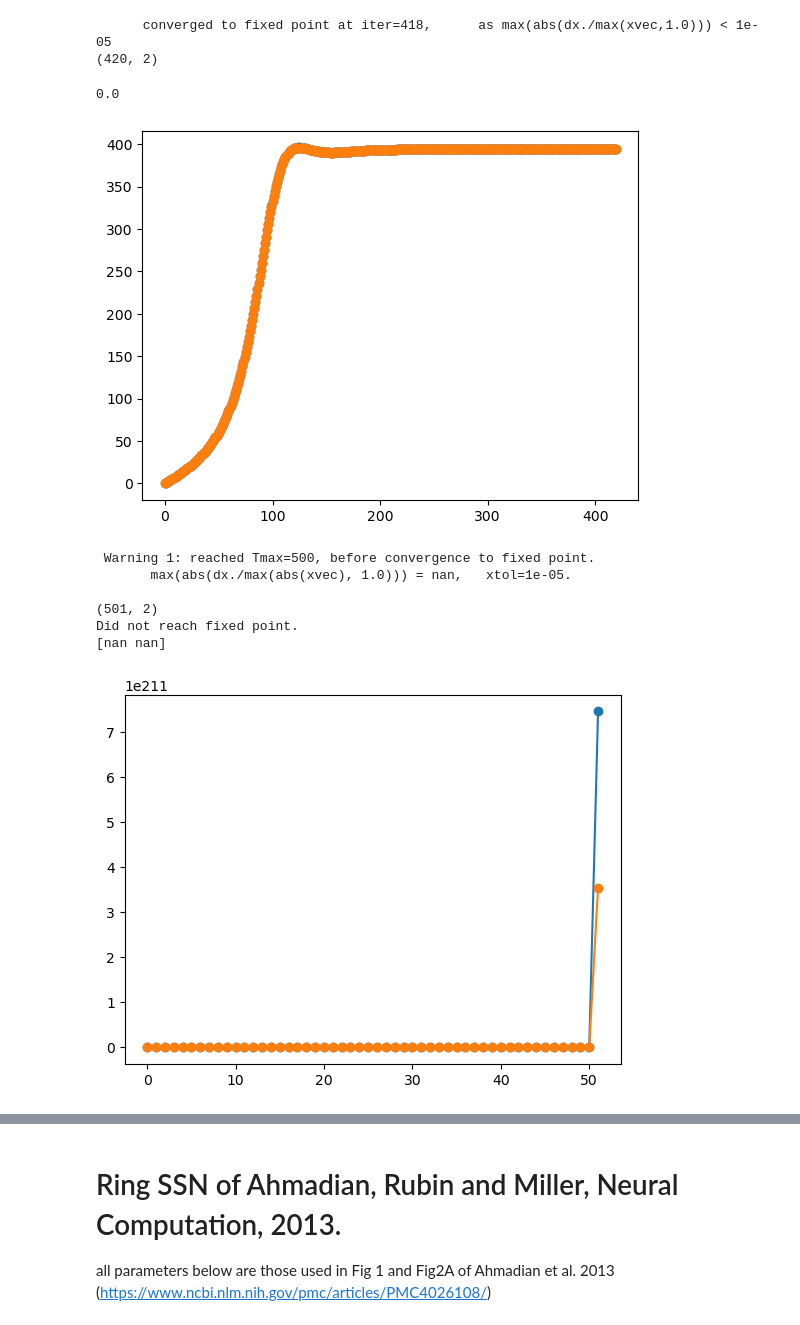
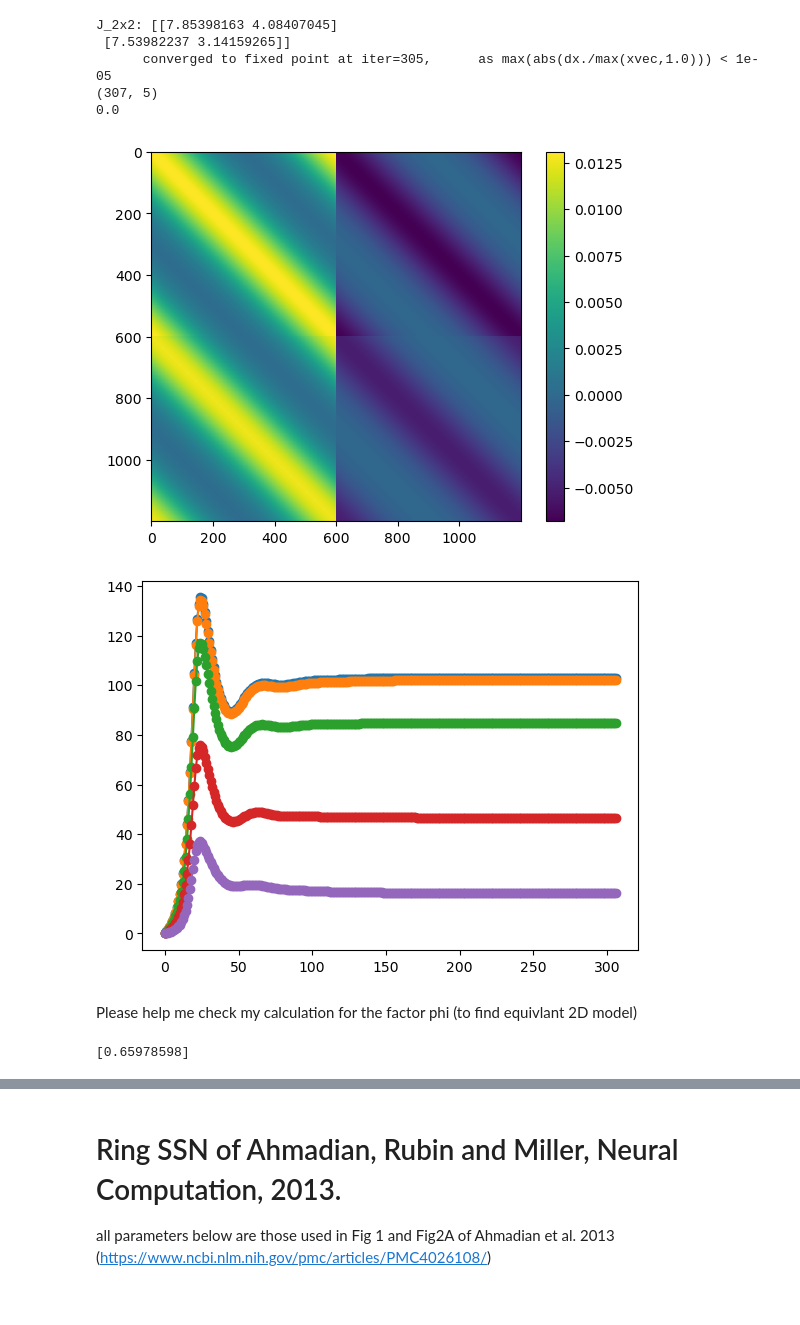
Before and after one commit to derek1909/ssn-simulator, a Jupyter notebook: Simple_Usage.ipynb, the cells around one changed output, grey strips where cells are left out. Saved outputs shown, nothing was run; the diff lists cells and outputs as text; code cells hidden in the pictures.

Commit message:
1. raised some questions on code 2. fixed matrix weight issue for homogRing SSN
- Trying to understand phi and g

```diff
--- a/Simple_Usage.ipynb
+++ b/Simple_Usage.ipynb
@@ -11,62 +21,66 @@ all parameters below are those used in Fig 1 and Fig2A of Ahmadian et al. 2013 (
 # %%
 M = 600  # number of neurons in E or I populations (2013 paper had M = 180, but lower (but not too much low) is also fine, and wouldn't really affect anything)
 L = 180  # length of the ring (180 degrees)
 
-J_2x2 = np.array([[2.5, -1.3],
-                  [2.4, -1.0]]) * np.pi
+J_2x2 = np.array([[2.5, 1.3],
+                  [2.4, 1.0]]) * np.pi
 s_2x2 = np.ones((2,2)) * 32 # in degrees, orientation tuning width of recurrent connections
 
 # make SSN object
 ssn = SSN_classes.SSNHomogRing(n=2, k=0.04, tauE=20, tauI=10,
-                               J_2x2=J_2x2, s_2x2=s_2x2, Ne=M, L=L)
+                               J_2x2=J_2x2, s_2x2=s_2x2, Ne=M, L=L, L1normalize=False)
+
+plt.figure()
+print('J_2x2:', J_2x2)
+plt.imshow(ssn.W, cmap='viridis', interpolation='nearest')
+plt.colorbar()
 
 # make external input vector corresponding to a grating stimulus
 contrast = 20
 orientation = 0
-input = ssn.make_grating_input(ori_s=orientation,
+
+ring_input = ssn.make_grating_input(ori_s=orientation,
                                 sig_EF=30,  # in degrees, orientation tuning width of external input
                                 gE=1,
                                 gI=0,
                                 contrast=contrast)
 
 # find fixed point firing rates
-rates, convg = ssn.fixed_point_r(input, Tmax = 500, verbose=True, PLOT=True)
+rates, convg = ssn.fixed_point_r(ring_input, Tmax = 500, verbose=True, PLOT=True, inds=[0, 10, 45, 90, 135])
 
 # print(ssn.maps)
-# plt.plot(ssn.ori_vec_E)
-# plt.plot(input)
 
-M / L * orientation
+print(M / L * orientation)
 
 # To check signs of weight matrix
 # plt.imshow(ssn.W, cmap='viridis', interpolation='nearest')
 # plt.colorbar()
 # %% [output]
-      converged to fixed point at iter=418,      as max(abs(dx./max(xvec,1.0))) < 1e-05
-(420, 2)
+J_2x2: [[7.85398163 4.08407045]
+ [7.53982237 3.14159265]]
+      converged to fixed point at iter=305,      as max(abs(dx./max(xvec,1.0))) < 1e-05
+(307, 5)
+0.0
-0.0
-[figure, old version]
+[figure, new version]
+[figure, added]
+# %% [markdown]
+Please help me check my calculation for the factor phi (to find equivlant 2D model)
 # %%
-Phi = 1.024
-ssn_2d = ssn = SSN_classes.SSN_2D(n=2, k=0.04, tauE=20, tauI=10, Jee = 2.5 *Phi , Jei = 2.4*Phi, Jie=-1.3*Phi, Jii=-1.0*Phi)
+# Phi = 0.774
 
-input = np.array([1,0]) * 6
+# find factor of
+ssn = SSN_classes.SSNHomogRing(n=2, k=0.04, tauE=20, tauI=10,
+                               J_2x2=J_2x2, s_2x2=s_2x2, Ne=M, L=L, L1normalize=True)
+nomalized_weight_0 = ssn.W[:,0] # The first column
 
+ring_input = ssn.make_grating_input(ori_s=orientation,
+                                sig_EF=30,  # in degrees, orientation tuning width of external input
+                                gE=0.4,
+                                gI=0,
+                                contrast=1)
 
-# find fixed point firing rates
-rates, convg = ssn_2d.fixed_point_r(input, Tmax = 500, verbose=True, PLOT=True)
-print(rates)
-# plt.plot(rates)
-# plt.yscale('log')  # Set x-axis to logarithmic scale
+Phi = np.convolve(nomalized_weight_0, ring_input, mode='valid')
 
-# To check signs of weight matrix
-# plt.imshow(ssn_2d.W, cmap='viridis', interpolation='nearest')
-# plt.colorbar()
+print(Phi)
 # %% [output]
- Warning 1: reached Tmax=500, before convergence to fixed point.
-       max(abs(dx./max(abs(xvec), 1.0))) = nan,   xtol=1e-05.
-
-(501, 2)
-Did not reach fixed point.
-[nan nan]
+[0.65978598]
-[figure, removed]
```
Also changed, not shown: parts of 4 cells of this notebook, 3 other files.
